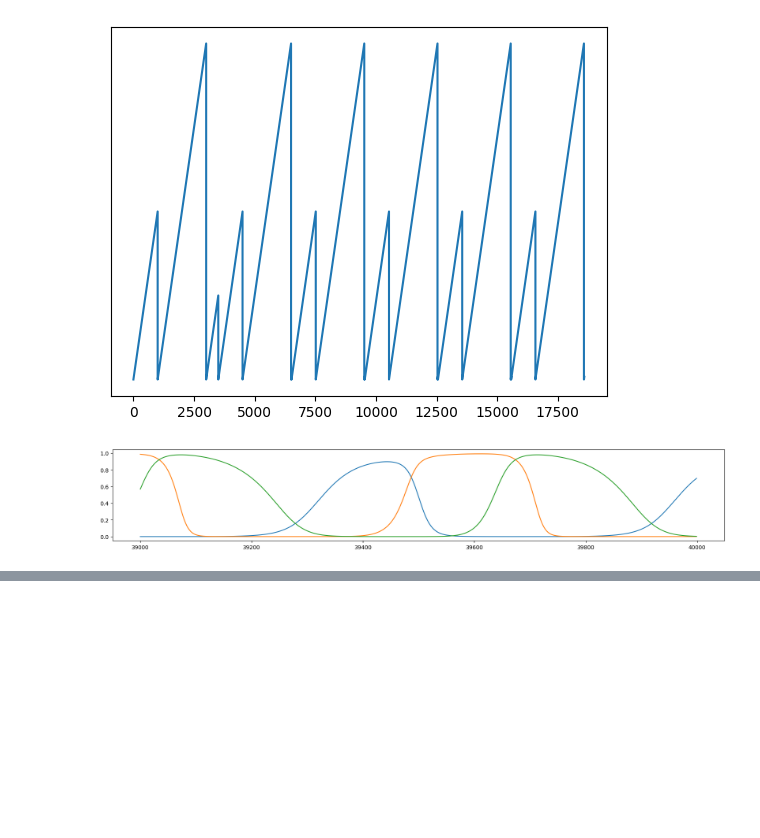
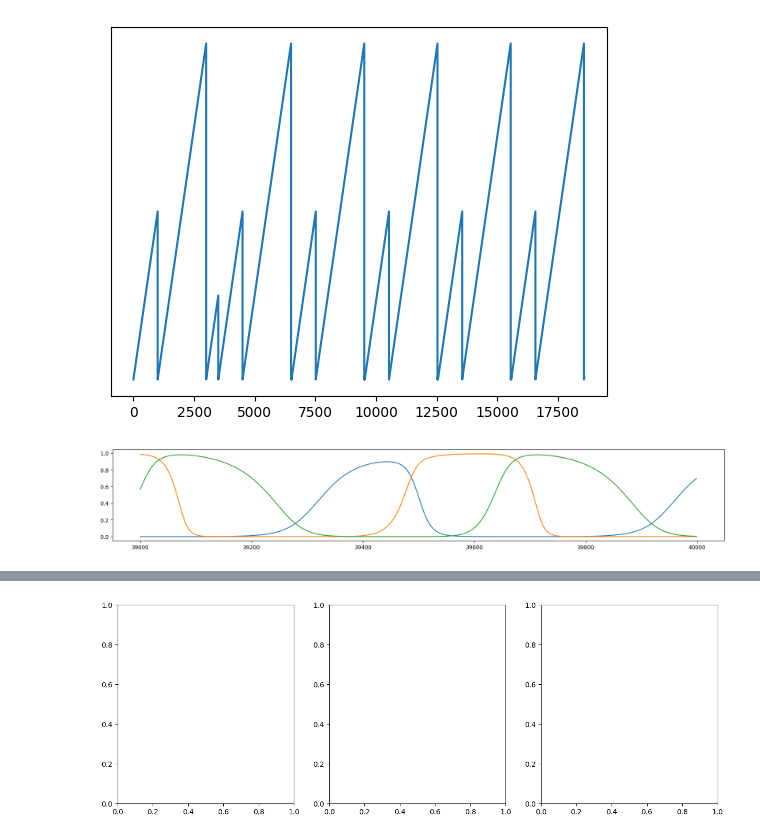
Before and after one commit to ljstolting/EvolvingHP, a Jupyter notebook: Cpp/Viztest.ipynb, the cells around one changed output, grey strips where cells are left out. Drawn from its saved outputs; the diff is of its cells as text; code cells hidden in the pictures; blank space fills up the shorter version.

```diff
--- a/Cpp/Viztest.ipynb
+++ b/Cpp/Viztest.ipynb
@@ -47,0 +77,8 @@ finalstates = finalstates.reshape(())
+# %%
+f = plt.figure(figsize=(15.03,5))
+ax0 = f.add_subplot(1,3,1)
+ax1 = f.add_subplot(1,3,2)
+ax2 = f.add_subplot(1,3,3)
+plt.show()
+# %% [output]
+[figure, added]
```
Also changed, not shown: parts of 10 cells of this notebook, 9 other files.
